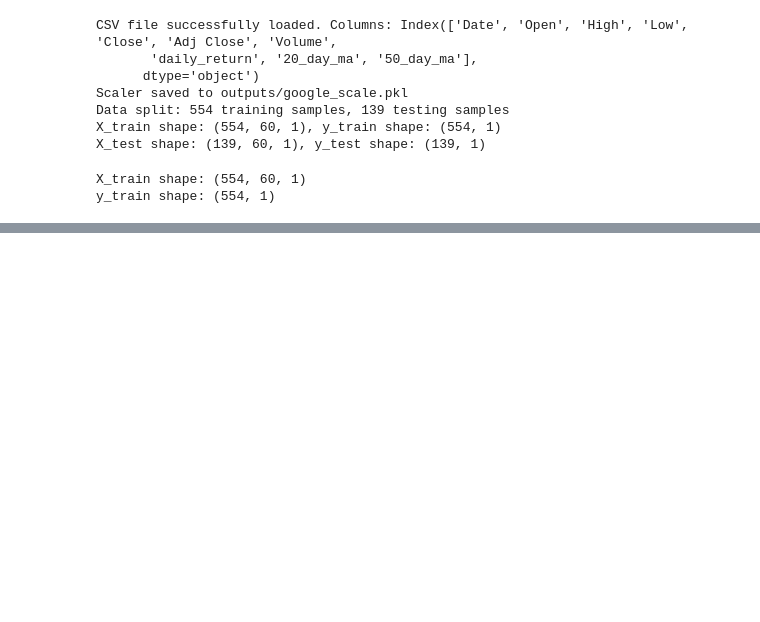
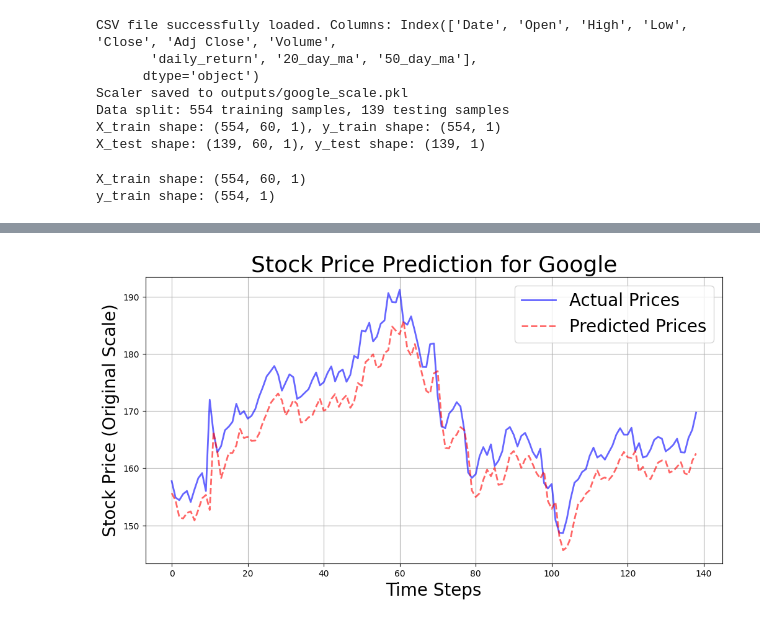
Before and after one commit to enockmbaraka/stock_price_prediction, a Jupyter notebook: main_train.ipynb, the cells around one changed output, grey strips where cells are left out. Cells and saved outputs as stored; diff of their text form; code cells hidden in the pictures; blank space fills up the shorter version.

Commit message:
training file is updated

```diff
--- a/main_train.ipynb
+++ b/main_train.ipynb
@@ -276,10 +226,0 @@ ValueError: Invalid input shape (0,). Expected shape (None, 60, 1).
-# %%
-# Example input data
-input_shape = (60, 1)  # 60 time steps, 1 feature (e.g., close price)
-predictor = StockPricePredictor_Google(input_shape=input_shape)
-
-# Training
-predictor.train(X_train, y_train, validation_data=(X_test, y_test))
-
-# Prediction
-predictions = predictor.predict(X_test)
@@ -321,7 +244,7 @@ if __name__ == "__main__":
 
     # Load model and scaler for inference
     loaded_model, loaded_scaler = StockPricePredictor_Google.load(model_path, scaler_path)
-    predictions = loaded_model.predict(X_val)
+    predictions = loaded_model.predict(X_test)
     predictions_rescaled = loaded_scaler.inverse_transform(predictions)
 
     print("Predictions (rescaled):", predictions_rescaled)
@@ -354,0 +291,12 @@ ValueError: math domain error
+# %%
+plt.figure(figsize=(12, 6))
+plt.plot(loaded_scaler.inverse_transform(y_test.reshape(-1, 1)), label="Actual Prices", color="blue", alpha=0.6, linewidth=2)
+plt.plot(loaded_scaler.inverse_transform(predictions.reshape(-1, 1)), label="Predicted Prices", color="red", alpha=0.6, linestyle="--", linewidth=2)
+plt.title("Stock Price Prediction for Google",fontsize = 26)
+plt.xlabel("Time Steps",fontsize = 20)
+plt.ylabel("Stock Price (Original Scale)",fontsize = 20)
+plt.legend(fontsize = 20)
+plt.grid(True)
+plt.show()
+# %% [output]
+[figure, added]
```
Also changed, not shown: parts of 5 cells of this notebook, 1 other file.
